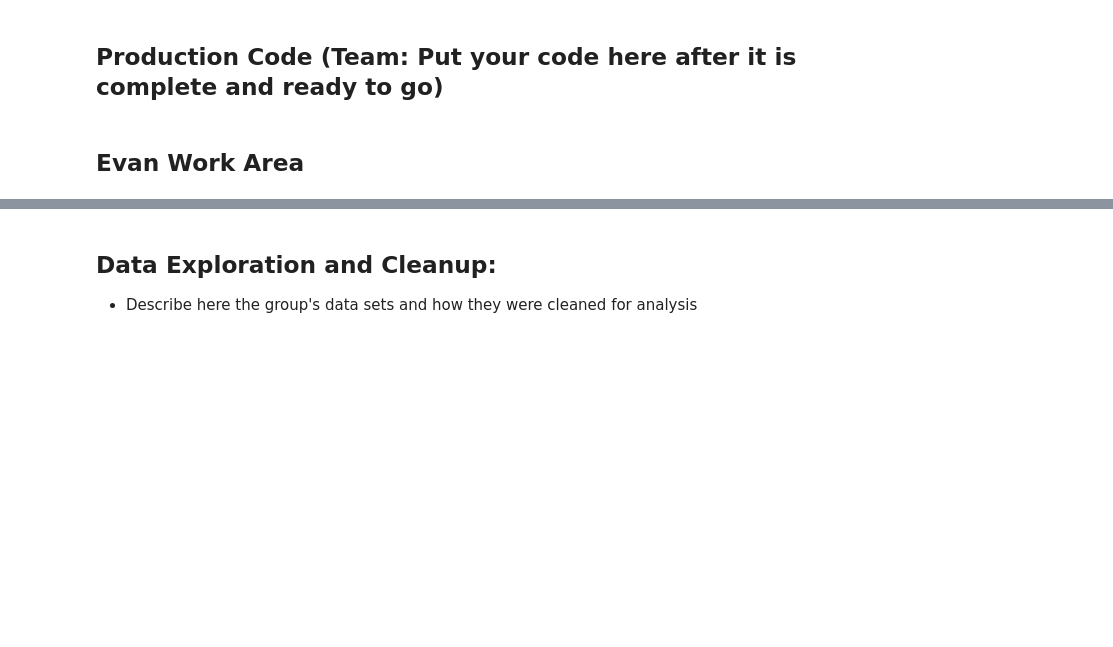
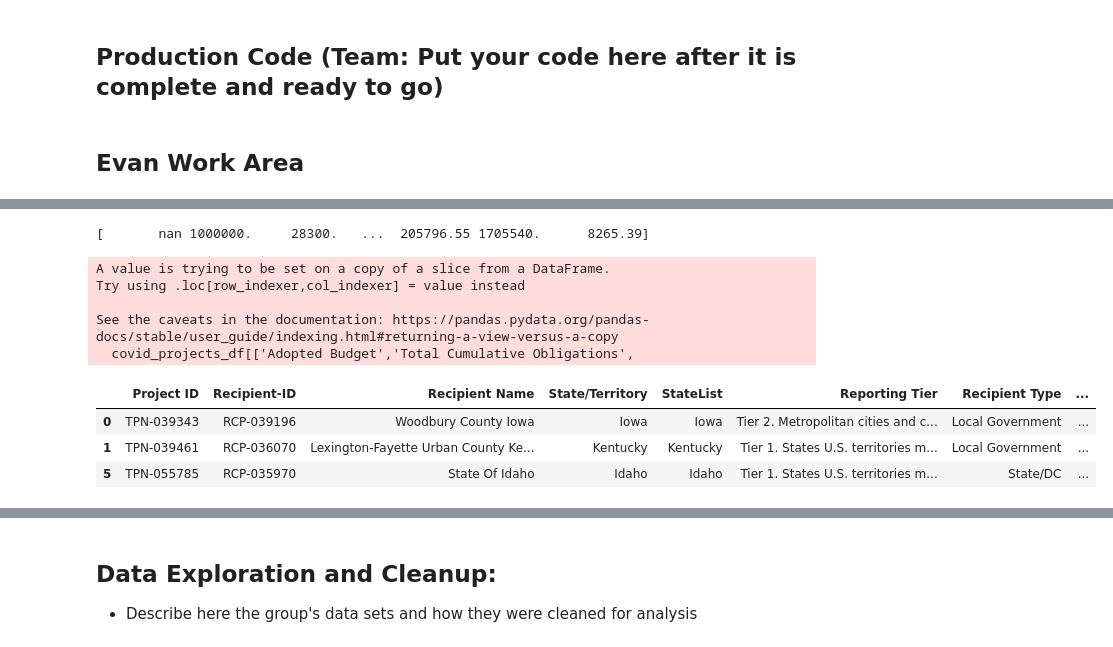
Before and after one commit to Evdawg/Project_1_Covid_Data, a Jupyter notebook: Project_1_covid.ipynb, the cells around one changed output, grey strips where cells are left out. Drawn from its saved outputs; the diff is of its cells as text; code cells hidden in the pictures; blank space fills up the shorter version.

```diff
--- a/Project_1_covid.ipynb
+++ b/Project_1_covid.ipynb
@@ -53,0 +135,32 @@ state_spending_df = # vaccine_projects_df.groupby(['State/Territory']).sum(['Ado
+# %%
+# clean up values preventing change of data type to int
+covid_projects_df[['Adopted Budget','Total Cumulative Obligations',
+                   'Total Cumulative Expenditures']] = covid_projects_df[['Adopted Budget',
+       'Total Cumulative Obligations', 'Total Cumulative Expenditures']].replace(['-', ' '] ,'', regex=True)
+
+
+numeric_cols = ['Adopted Budget',
+       'Total Cumulative Obligations', 'Total Cumulative Expenditures']
+
+
+# convert budget columns to int for summarizing in groupby:
+covid_projects_df = covid_projects_df.replace(',','', regex=True)
+covid_projects_df[numeric_cols] = covid_projects_df[numeric_cols].apply(pd.to_numeric)
+
+
+print(covid_projects_df['Adopted Budget'].unique())
+
+# print(covid_projects_df.dtypes)
+
+covid_projects_df.head(3)
+# %% [output]
+[       nan 1000000.     28300.   ...  205796.55 1705540.      8265.39]
+A value is trying to be set on a copy of a slice from a DataFrame.
+Try using .loc[row_indexer,col_indexer] = value instead
+
+See the caveats in the documentation: https://pandas.pydata.org/pandas-docs/stable/user_guide/indexing.html#returning-a-view-versus-a-copy
+  covid_projects_df[['Adopted Budget','Total Cumulative Obligations',
+|  | Project ID | Recipient-ID | Recipient Name | State/Territory | StateList | Reporting Tier | Recipient Type | ... |
+| 0 | TPN-039343 | RCP-039196 | Woodbury County Iowa | Iowa | Iowa | Tier 2. Metropolitan cities and c... | Local Government | ... |
+| 1 | TPN-039461 | RCP-036070 | Lexington-Fayette Urban County Ke... | Kentucky | Kentucky | Tier 1. States U.S. territories m... | Local Government | ... |
+| 5 | TPN-055785 | RCP-035970 | State Of Idaho | Idaho | Idaho | Tier 1. States U.S. territories m... | State/DC | ... |
```
Also changed, not shown: parts of 19 cells of this notebook, 1 other file.
